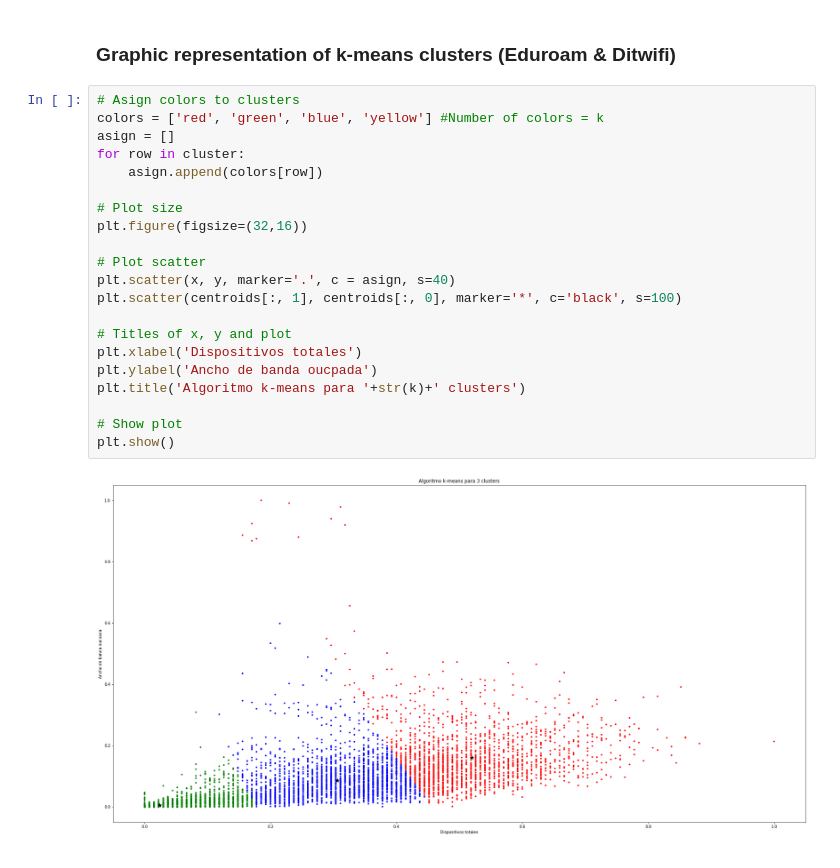
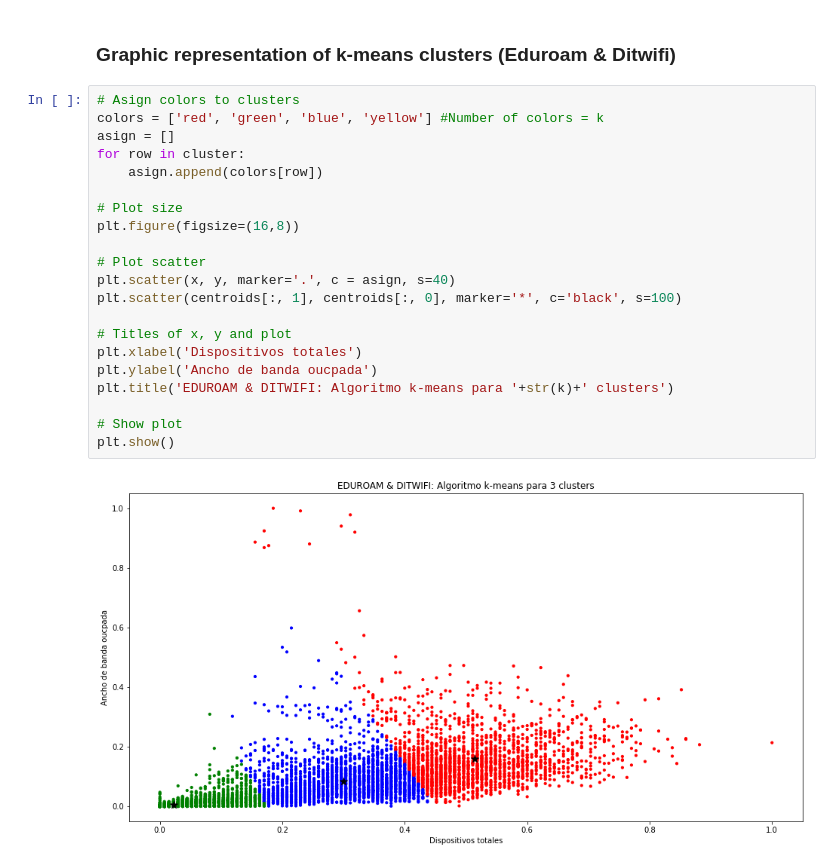
Before and after one commit to alvaroanua/TFG, a Jupyter notebook: Kmean/KMEAN_Dublin_Manianas_un_dia.ipynb, the cells around one changed output. Drawn from its saved outputs; the diff is of its cells as text.

```diff
--- a/Kmean/KMEAN_Dublin_Manianas_un_dia.ipynb
+++ b/Kmean/KMEAN_Dublin_Manianas_un_dia.ipynb
@@ -517,26 +505,26 @@ cantidadGrupo_ditwifi
 # %%
 # Asign colors to clusters
 colors = ['red', 'green', 'blue', 'yellow'] #Number of colors = k
 asign = []
 for row in cluster:
     asign.append(colors[row])
 
 # Plot size
-plt.figure(figsize=(32,16))
+plt.figure(figsize=(16,8))
 
 # Plot scatter
 plt.scatter(x, y, marker='.', c = asign, s=40)
 plt.scatter(centroids[:, 1], centroids[:, 0], marker='*', c='black', s=100)
 
 # Titles of x, y and plot
 plt.xlabel('Dispositivos totales')
 plt.ylabel('Ancho de banda oucpada')
-plt.title('Algoritmo k-means para '+str(k)+' clusters')
+plt.title('EDUROAM & DITWIFI: Algoritmo k-means para '+str(k)+' clusters')
 
 # Show plot
 plt.show()
 # %% [output]
-[figure, old version]
+[figure, new version]
 # %%
 # Show info of cluster
 copy = pd.DataFrame()
```
Also changed, not shown: parts of 19 cells of this notebook.
